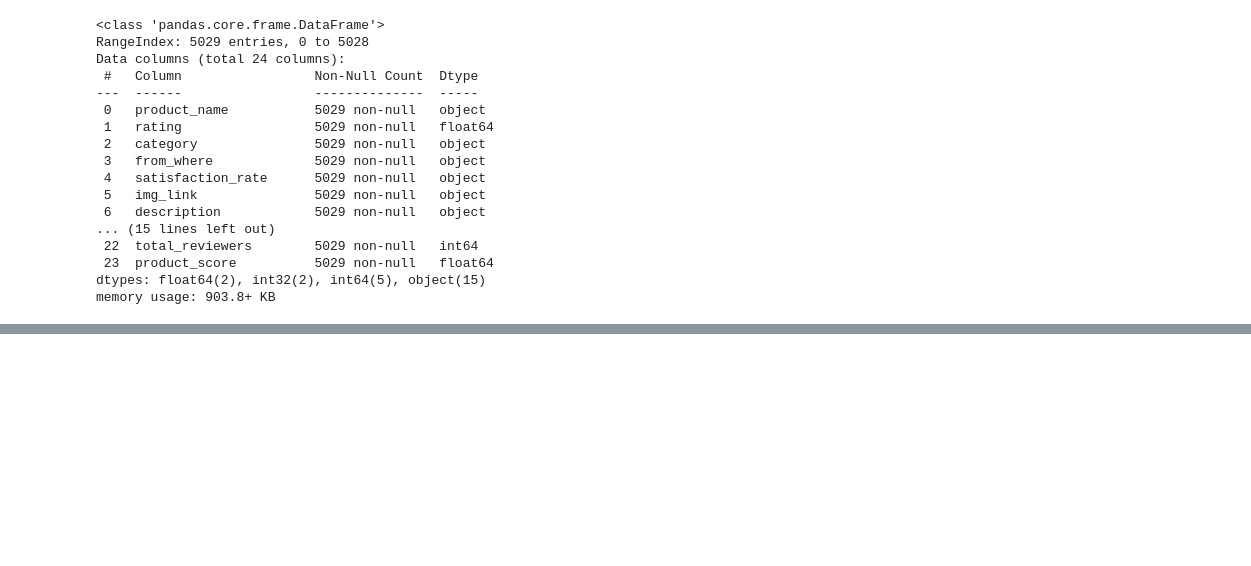
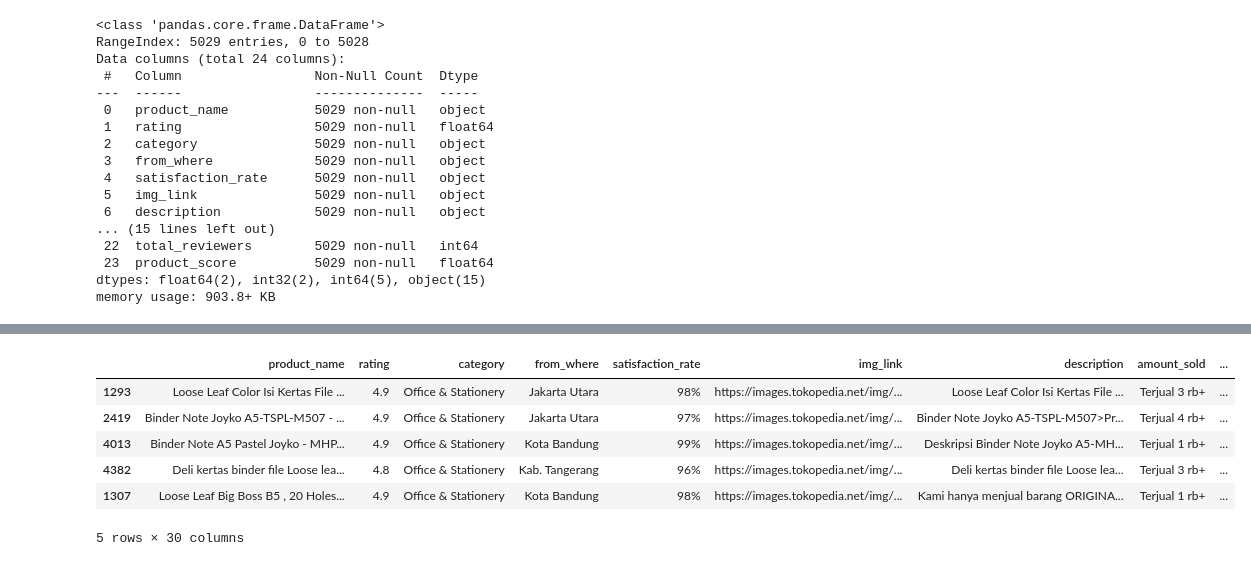
Before and after one commit to jxnhiro/tokopedia-crawler-scraper, a Jupyter notebook: tokopedia-recommender.ipynb, the cells around one changed output, grey strips where cells are left out. Cells and saved outputs as stored; diff of their text form; code cells hidden in the pictures; blank space fills up the shorter version.

```diff
--- a/tokopedia-recommender.ipynb
+++ b/tokopedia-recommender.ipynb
@@ -808,0 +778,11 @@ df_tokopedia
+# %%
+recommendation_cosine = recommend_cosine('Binder Note Joyko B5-MHPT-143 - Blue')
+display(recommendation_cosine)
+# %% [output]
+|  | product_name | rating | category | from_where | satisfaction_rate | img_link | description | amount_sold | ... |
+| 1293 | Loose Leaf Color Isi Kertas File ... | 4.9 | Office & Stationery | Jakarta Utara | 98% | https://images.tokopedia.net/img/... | Loose Leaf Color Isi Kertas File ... | Terjual 3 rb+ | ... |
+| 2419 | Binder Note Joyko A5-TSPL-M507 - ... | 4.9 | Office & Stationery | Jakarta Utara | 97% | https://images.tokopedia.net/img/... | Binder Note Joyko A5-TSPL-M507>Pr... | Terjual 4 rb+ | ... |
+| 4013 | Binder Note A5 Pastel Joyko - MHP... | 4.9 | Office & Stationery | Kota Bandung | 99% | https://images.tokopedia.net/img/... | Deskripsi Binder Note Joyko A5-MH... | Terjual 1 rb+ | ... |
+| 4382 | Deli kertas binder file Loose lea... | 4.8 | Office & Stationery | Kab. Tangerang | 96% | https://images.tokopedia.net/img/... | Deli kertas binder file Loose lea... | Terjual 3 rb+ | ... |
+| 1307 | Loose Leaf Big Boss B5 , 20 Holes... | 4.9 | Office & Stationery | Kota Bandung | 98% | https://images.tokopedia.net/img/... | Kami hanya menjual barang ORIGINA... | Terjual 1 rb+ | ... |
+5 rows × 30 columns
```
Also changed, not shown: parts of 5 cells of this notebook.
